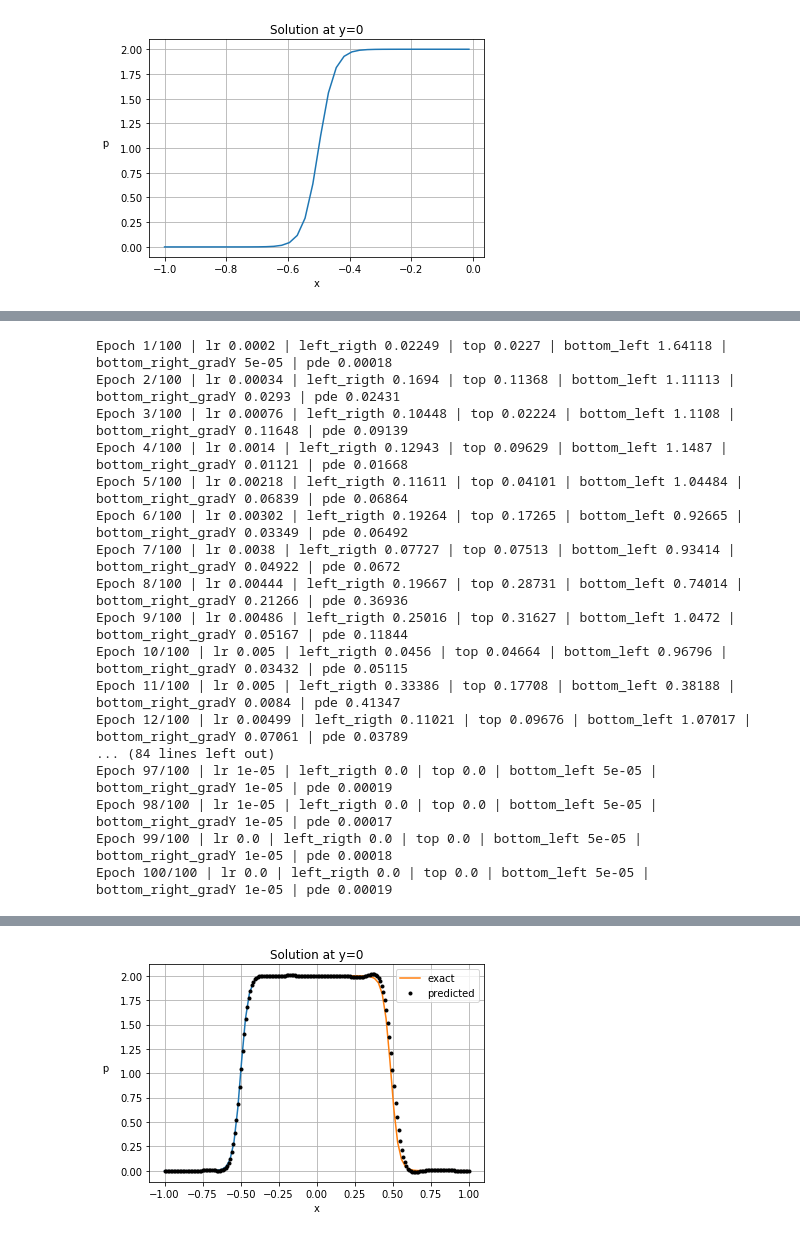
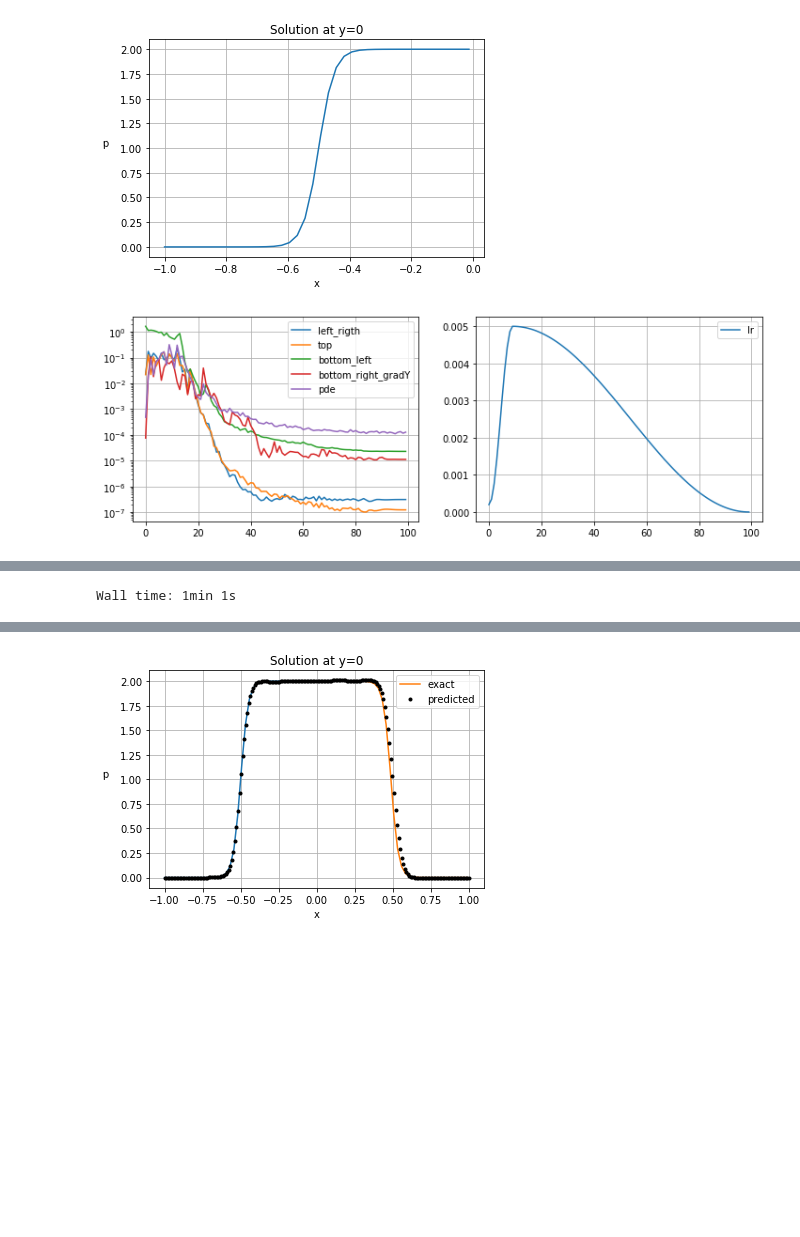
Before and after one commit to juansensio/nangs, a Jupyter notebook: examples/03_SmithHutton.ipynb, the cells around one changed output, grey strips where cells are left out. Cells and saved outputs as stored; diff of their text form; code cells hidden in the pictures; blank space fills up the shorter version.

```diff
--- a/examples/03_SmithHutton.ipynb
+++ b/examples/03_SmithHutton.ipynb
@@ -118,16 +118,17 @@ pde.add_boco(boco)
 # %%
 from nangs import MLP
 
 BATCH_SIZE = 1024
 LR = 5e-3
 EPOCHS = 100
 NUM_LAYERS = 5
 NUM_HIDDEN = 256
 
 mlp = MLP(len(pde.inputs), len(pde.outputs), NUM_LAYERS, NUM_HIDDEN).to(device)
 optimizer = torch.optim.Adam(mlp.parameters())
 scheduler = torch.optim.lr_scheduler.OneCycleLR(optimizer, max_lr=LR, pct_start=0.1, total_steps=EPOCHS)
 
 pde.compile(mlp, optimizer, scheduler)
-hist = pde.solve(EPOCHS, BATCH_SIZE)
+%time hist = pde.solve(EPOCHS, BATCH_SIZE)
 # %% [output]
+[figure, added]
@@ -134,17 +136 @@ hist = pde.solve(EPOCHS, BATCH_SIZE)
-Epoch 1/100 | lr 0.0002 | left_rigth 0.02249 | top 0.0227 | bottom_left 1.64118 | bottom_right_gradY 5e-05 | pde 0.00018
-Epoch 2/100 | lr 0.00034 | left_rigth 0.1694 | top 0.11368 | bottom_left 1.11113 | bottom_right_gradY 0.0293 | pde 0.02431
-Epoch 3/100 | lr 0.00076 | left_rigth 0.10448 | top 0.02224 | bottom_left 1.1108 | bottom_right_gradY 0.11648 | pde 0.09139
-Epoch 4/100 | lr 0.0014 | left_rigth 0.12943 | top 0.09629 | bottom_left 1.1487 | bottom_right_gradY 0.01121 | pde 0.01668
-Epoch 5/100 | lr 0.00218 | left_rigth 0.11611 | top 0.04101 | bottom_left 1.04484 | bottom_right_gradY 0.06839 | pde 0.06864
-Epoch 6/100 | lr 0.00302 | left_rigth 0.19264 | top 0.17265 | bottom_left 0.92665 | bottom_right_gradY 0.03349 | pde 0.06492
-Epoch 7/100 | lr 0.0038 | left_rigth 0.07727 | top 0.07513 | bottom_left 0.93414 | bottom_right_gradY 0.04922 | pde 0.0672
-Epoch 8/100 | lr 0.00444 | left_rigth 0.19667 | top 0.28731 | bottom_left 0.74014 | bottom_right_gradY 0.21266 | pde 0.36936
-Epoch 9/100 | lr 0.00486 | left_rigth 0.25016 | top 0.31627 | bottom_left 1.0472 | bottom_right_gradY 0.05167 | pde 0.11844
-Epoch 10/100 | lr 0.005 | left_rigth 0.0456 | top 0.04664 | bottom_left 0.96796 | bottom_right_gradY 0.03432 | pde 0.05115
-Epoch 11/100 | lr 0.005 | left_rigth 0.33386 | top 0.17708 | bottom_left 0.38188 | bottom_right_gradY 0.0084 | pde 0.41347
-Epoch 12/100 | lr 0.00499 | left_rigth 0.11021 | top 0.09676 | bottom_left 1.07017 | bottom_right_gradY 0.07061 | pde 0.03789
-... (84 lines left out)
-Epoch 97/100 | lr 1e-05 | left_rigth 0.0 | top 0.0 | bottom_left 5e-05 | bottom_right_gradY 1e-05 | pde 0.00019
-Epoch 98/100 | lr 1e-05 | left_rigth 0.0 | top 0.0 | bottom_left 5e-05 | bottom_right_gradY 1e-05 | pde 0.00017
-Epoch 99/100 | lr 0.0 | left_rigth 0.0 | top 0.0 | bottom_left 5e-05 | bottom_right_gradY 1e-05 | pde 0.00018
-Epoch 100/100 | lr 0.0 | left_rigth 0.0 | top 0.0 | bottom_left 5e-05 | bottom_right_gradY 1e-05 | pde 0.00019
+Wall time: 1min 1s
```
Also changed, not shown: parts of 4 cells of this notebook, 11 other files.
